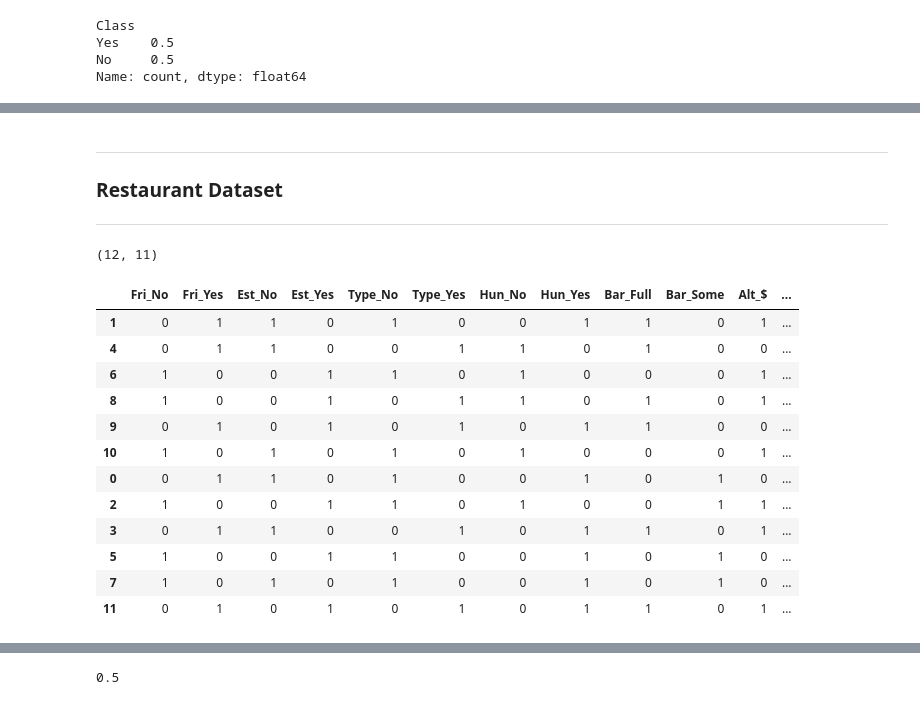
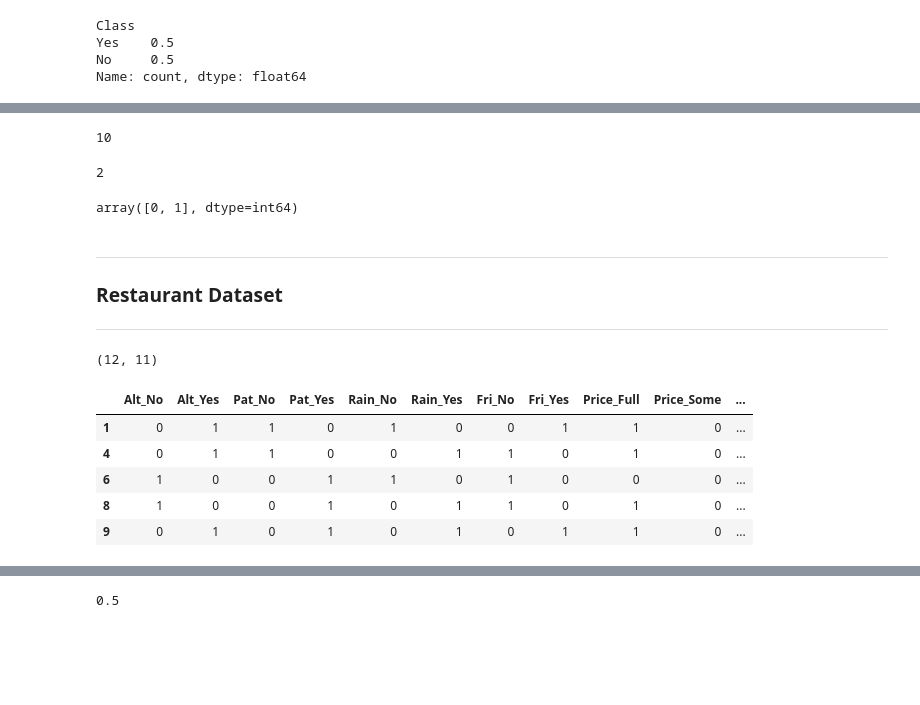
Before and after one commit to EstevesX10/AI-Decision-Trees-ID3, a Jupyter notebook: Decision Trees - ID3/Decision_Trees_ID3.ipynb, the cells around one changed output, grey strips where cells are left out. Saved outputs shown, nothing was run; the diff lists cells and outputs as text; code cells hidden in the pictures; blank space fills up the shorter version.

```diff
--- a/Decision Trees - ID3/Decision_Trees_ID3.ipynb
+++ b/Decision Trees - ID3/Decision_Trees_ID3.ipynb
@@ -536,4 +554,18 @@ unique_in_main
 | 11 | X12 | Yes | Yes | Yes | Yes | Full | $ | No | No | Burger | 30-60 | ... |
+# %%
+rest = Dataset(file_path='./Datasets/restaurant.csv')
+x_train, x_test, y_train, y_test = rest.train_test_split(test_size=0.3)
+len(x_train)
+# %% [output]
+10
+# %%
+len(x_test)
+# %% [output]
+2
+# %%
+y_test
+# %% [output]
+array([0, 1], dtype=int64)
 # %% [markdown]
 ___
 ### Restaurant Dataset
@@ -541,19 +573,12 @@ ___
 # %%
 restaurant = Dataset(file_path='./Datasets/restaurant.csv')
 print(restaurant.df.shape, "\n")
-restaurant.encoded_df
+restaurant.encoded_df.head()
 # %% [output]
 (12, 11)
-|  | Fri_No | Fri_Yes | Est_No | Est_Yes | Type_No | Type_Yes | Hun_No | Hun_Yes | Bar_Full | Bar_Some | Alt_$ | ... |
-| 1 | 0 | 1 | 1 | 0 | 1 | 0 | 0 | 1 | 1 | 0 | 1 | ... |
-| 4 | 0 | 1 | 1 | 0 | 0 | 1 | 1 | 0 | 1 | 0 | 0 | ... |
-| 6 | 1 | 0 | 0 | 1 | 1 | 0 | 1 | 0 | 0 | 0 | 1 | ... |
-| 8 | 1 | 0 | 0 | 1 | 0 | 1 | 1 | 0 | 1 | 0 | 1 | ... |
-| 9 | 0 | 1 | 0 | 1 | 0 | 1 | 0 | 1 | 1 | 0 | 0 | ... |
-| 10 | 1 | 0 | 1 | 0 | 1 | 0 | 1 | 0 | 0 | 0 | 1 | ... |
-| 0 | 0 | 1 | 1 | 0 | 1 | 0 | 0 | 1 | 0 | 1 | 0 | ... |
-| 2 | 1 | 0 | 0 | 1 | 1 | 0 | 1 | 0 | 0 | 1 | 1 | ... |
-| 3 | 0 | 1 | 1 | 0 | 0 | 1 | 0 | 1 | 1 | 0 | 1 | ... |
-| 5 | 1 | 0 | 0 | 1 | 1 | 0 | 0 | 1 | 0 | 1 | 0 | ... |
-| 7 | 1 | 0 | 1 | 0 | 1 | 0 | 0 | 1 | 0 | 1 | 0 | ... |
-| 11 | 0 | 1 | 0 | 1 | 0 | 1 | 0 | 1 | 1 | 0 | 1 | ... |
+|  | Alt_No | Alt_Yes | Pat_No | Pat_Yes | Rain_No | Rain_Yes | Fri_No | Fri_Yes | Price_Full | Price_Some | ... |
+| 1 | 0 | 1 | 1 | 0 | 1 | 0 | 0 | 1 | 1 | 0 | ... |
+| 4 | 0 | 1 | 1 | 0 | 0 | 1 | 1 | 0 | 1 | 0 | ... |
+| 6 | 1 | 0 | 0 | 1 | 1 | 0 | 1 | 0 | 0 | 0 | ... |
+| 8 | 1 | 0 | 0 | 1 | 0 | 1 | 1 | 0 | 1 | 0 | ... |
+| 9 | 0 | 1 | 0 | 1 | 0 | 1 | 0 | 1 | 1 | 0 | ... |
```
Also changed, not shown: parts of 20 cells of this notebook.
